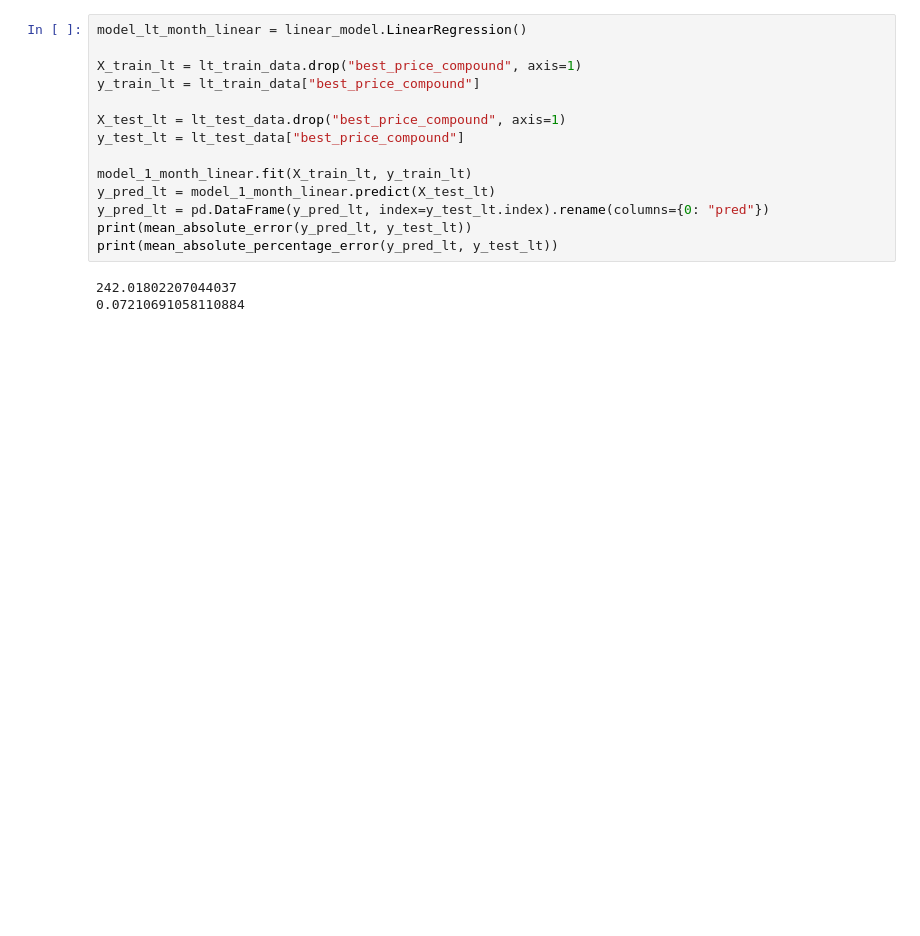
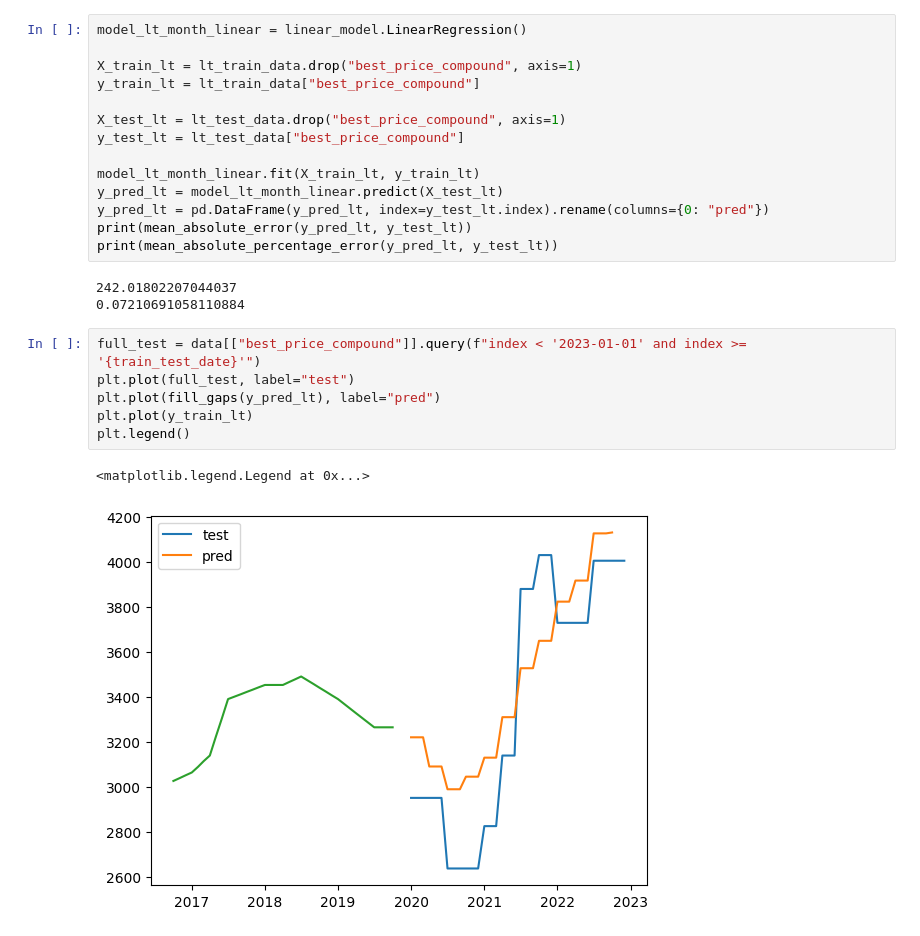
Before and after one commit to mattmrq/SE_project, a Jupyter notebook: Main_Notebook.ipynb, the cells around one changed output. Cells and saved outputs as stored; diff of their text form; blank space fills up the shorter version.

Commit message:
final model

```diff
--- a/Main_Notebook.ipynb
+++ b/Main_Notebook.ipynb
@@ -466,11 +498,20 @@ y_train_lt = lt_train_data["best_price_compound"]
 X_test_lt = lt_test_data.drop("best_price_compound", axis=1)
 y_test_lt = lt_test_data["best_price_compound"]
 
-model_1_month_linear.fit(X_train_lt, y_train_lt)
-y_pred_lt = model_1_month_linear.predict(X_test_lt)
+model_lt_month_linear.fit(X_train_lt, y_train_lt)
+y_pred_lt = model_lt_month_linear.predict(X_test_lt)
 y_pred_lt = pd.DataFrame(y_pred_lt, index=y_test_lt.index).rename(columns={0: "pred"})
 print(mean_absolute_error(y_pred_lt, y_test_lt))
 print(mean_absolute_percentage_error(y_pred_lt, y_test_lt))
 # %% [output]
 242.01802207044037
 0.07210691058110884
+# %%
+full_test = data[["best_price_compound"]].query(f"index < '2023-01-01' and index >= '{train_test_date}'")
+plt.plot(full_test, label="test")
+plt.plot(fill_gaps(y_pred_lt), label="pred")
+plt.plot(y_train_lt)
+plt.legend()
+# %% [output]
+<matplotlib.legend.Legend at 0x...>
+[figure, added]
```
Also changed, not shown: parts of 16 cells of this notebook.
